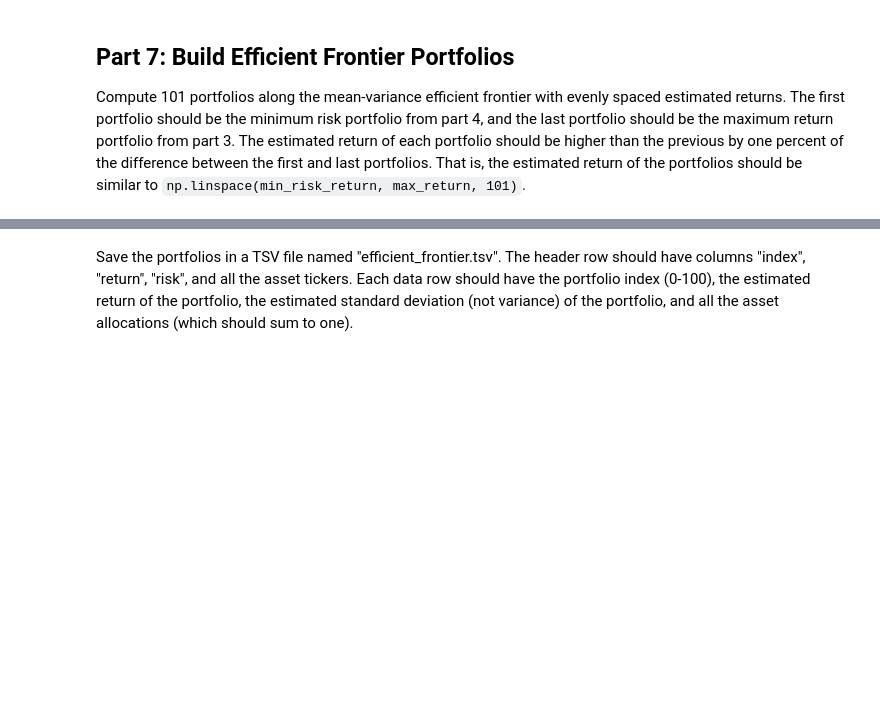
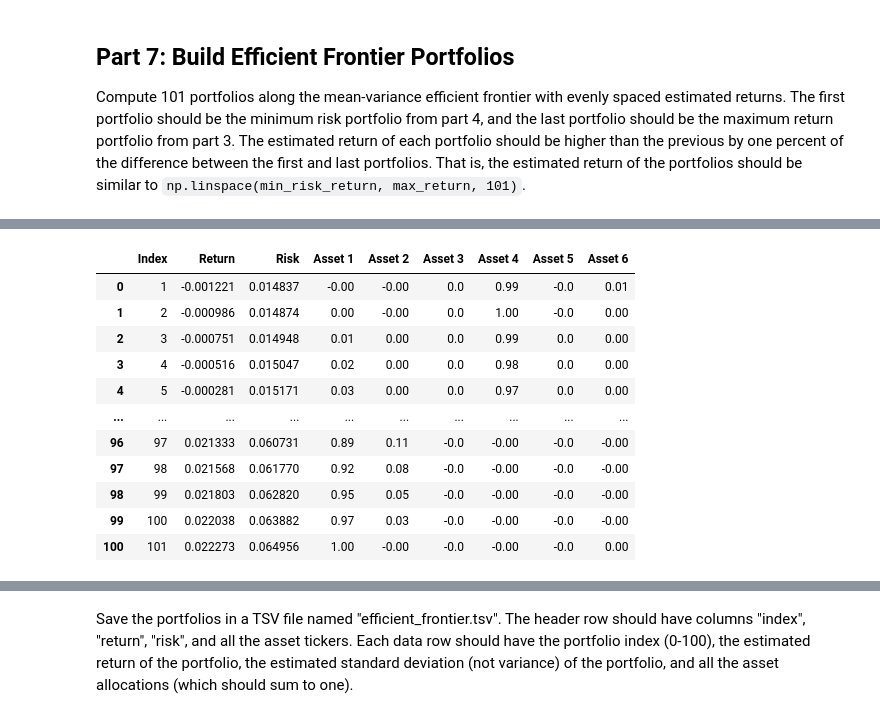
Before and after one commit to veniola/dx704-project-01, a Jupyter notebook: dx704-project-01.ipynb, the cells around one changed output, grey strips where cells are left out. Cells and saved outputs as stored; diff of their text form; code cells hidden in the pictures; blank space fills up the shorter version.

```diff
--- a/dx704-project-01.ipynb
+++ b/dx704-project-01.ipynb
@@ -266,0 +335,83 @@ Ellipsis
+# %%
+# YOUR CHANGES HERE
+
+# Compute Efficient Frontier Portfolios
+estimated_return_minimum_risk = x_minimum_risk.value @ expected_returns
+# estimated_return_minimum_risk
+estimated_return_maximum_return = expected_returns.max()
+# estimated_return_maximum_return
+
+
+# 101 optimized portfolios
+efficient_variances = []
+efficient_returns = []
+efficient_portfolios = []
+
+for r in np.linspace(estimated_return_minimum_risk, estimated_return_maximum_return, 101):
+    x_r = cp.Variable(n)
+
+    prob_r = cp.Problem(cp.Minimize(x_r.T @ covariance_matrix.to_numpy() @ x_r),
+                        [0 <= x_r, cp.sum(x_r) == 1, expected_returns.to_numpy().reshape(1, -1) @ x_r == r])
+
+    efficient_variances.append(prob_r.solve())
+    efficient_returns.append(r)
+    efficient_portfolios.append(x_r.value)
+
+efficient_portfolios = np.asarray(efficient_portfolios).round(2)
+# efficient_portfolios
+
+
+# Construct DataFrame
+efficient_portfolios_df = pd.DataFrame({
+    "Index" : range(1, len(efficient_portfolios) + 1),
+    "Return": efficient_returns,
+    "Risk": np.sqrt(efficient_variances),
+    **{f"Asset {i+1}": efficient_portfolios[:, i] for i in range(efficient_portfolios.shape[1])}
+})
+efficient_portfolios_df
+
+# VISUALS:
+#
+# 1. Portfolio Performance
+# plt.plot(np.sqrt(covariance_matrix), expected_returns, label="Assets", linestyle="none", marker="o")
+# plt.plot(np.sqrt(efficient_variances), efficient_returns, label="Efficient Frontier", linestyle="--")
+#
+# plt.legend()
+# plt.xlabel("Risk (Standard Deviation)")
+# plt.ylabel("Expected Return")
+# plt.title("Mean-Variance Efficient Frontier and Individual Assets")
+# plt.xlim(0)
+# plt.ylim(0)
+# plt.show()
+#
+# 2. Portfolio Composition Map
+# plt.figure(figsize=(10, 5))
+#
+# bottom = np.zeros(efficient_portfolios.shape[0])
+# for (i, a) in enumerate(historical_prices.columns):
+#     plt.bar(x=efficient_returns,
+#             height=efficient_portfolios[:, i],
+#             bottom=bottom,
+#             label=a,
+#             width=(efficient_returns[1]-efficient_returns[6]))
+#     bottom += efficient_portfolios[:, i]
+#
+# plt.legend()
+# plt.xlabel("Portfolio Expected Return")
+# plt.xlim(estimated_return_minimum_risk, estimated_return_maximum_return)
+# plt.ylabel("Portfolio Allocation")
+# plt.title("Portfolio Composition Map of the Mean-Variance Efficient Frontier")
+# plt.show()
+# %% [output]
+|  | Index | Return | Risk | Asset 1 | Asset 2 | Asset 3 | Asset 4 | Asset 5 | Asset 6 |
+| 0 | 1 | -0.001221 | 0.014837 | -0.00 | -0.00 | 0.0 | 0.99 | -0.0 | 0.01 |
+| 1 | 2 | -0.000986 | 0.014874 | 0.00 | -0.00 | 0.0 | 1.00 | -0.0 | 0.00 |
+| 2 | 3 | -0.000751 | 0.014948 | 0.01 | 0.00 | 0.0 | 0.99 | 0.0 | 0.00 |
+| 3 | 4 | -0.000516 | 0.015047 | 0.02 | 0.00 | 0.0 | 0.98 | 0.0 | 0.00 |
+| 4 | 5 | -0.000281 | 0.015171 | 0.03 | 0.00 | 0.0 | 0.97 | 0.0 | 0.00 |
+| ... | ... | ... | ... | ... | ... | ... | ... | ... | ... |
+| 96 | 97 | 0.021333 | 0.060731 | 0.89 | 0.11 | -0.0 | -0.00 | -0.0 | -0.00 |
+| 97 | 98 | 0.021568 | 0.061770 | 0.92 | 0.08 | -0.0 | -0.00 | -0.0 | -0.00 |
+| 98 | 99 | 0.021803 | 0.062820 | 0.95 | 0.05 | -0.0 | -0.00 | -0.0 | -0.00 |
+| 99 | 100 | 0.022038 | 0.063882 | 0.97 | 0.03 | -0.0 | -0.00 | -0.0 | -0.00 |
+| 100 | 101 | 0.022273 | 0.064956 | 1.00 | -0.00 | -0.0 | -0.00 | -0.0 | 0.00 |
```
Also changed, not shown: parts of 18 cells of this notebook, 6 other files.
